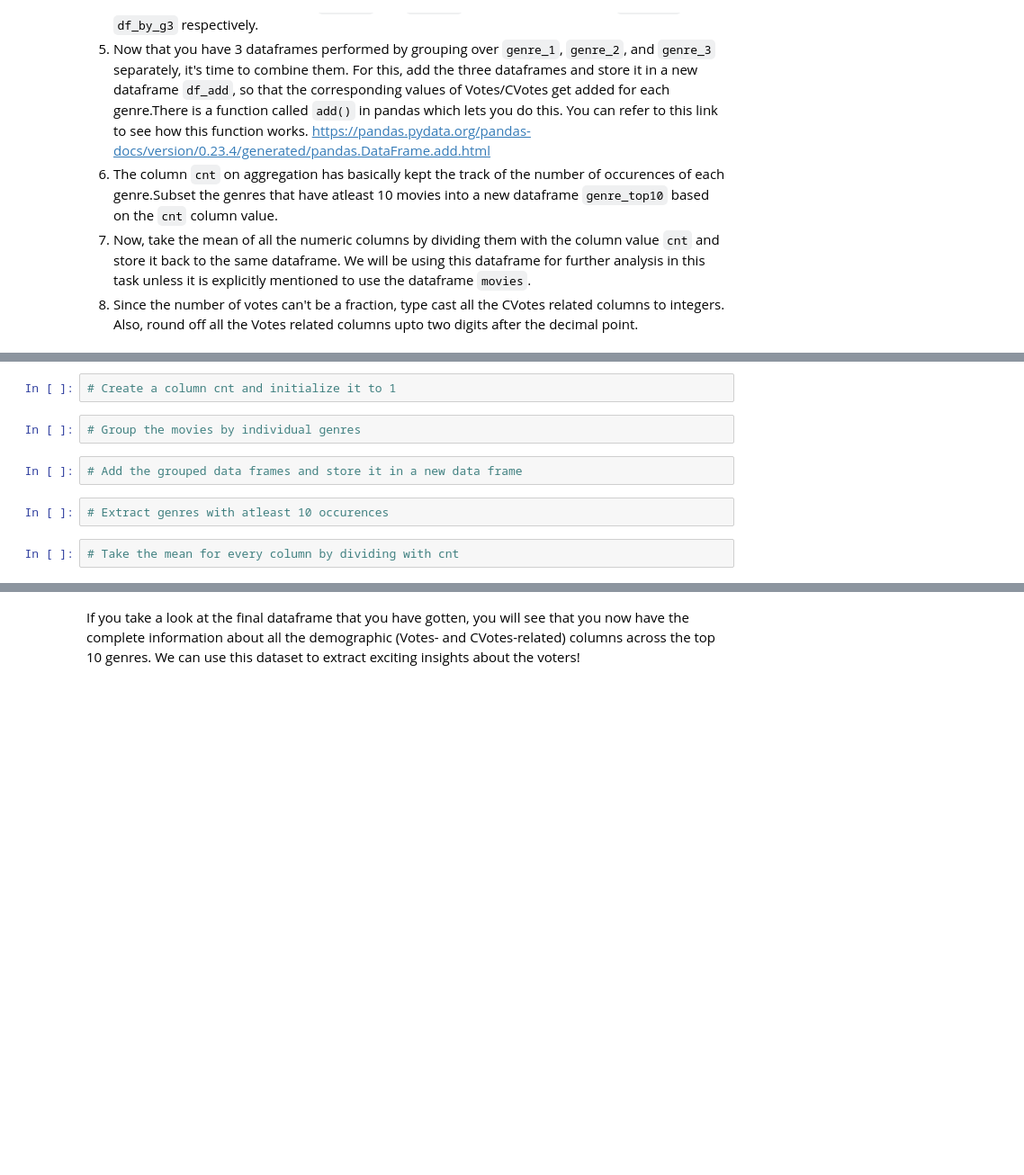
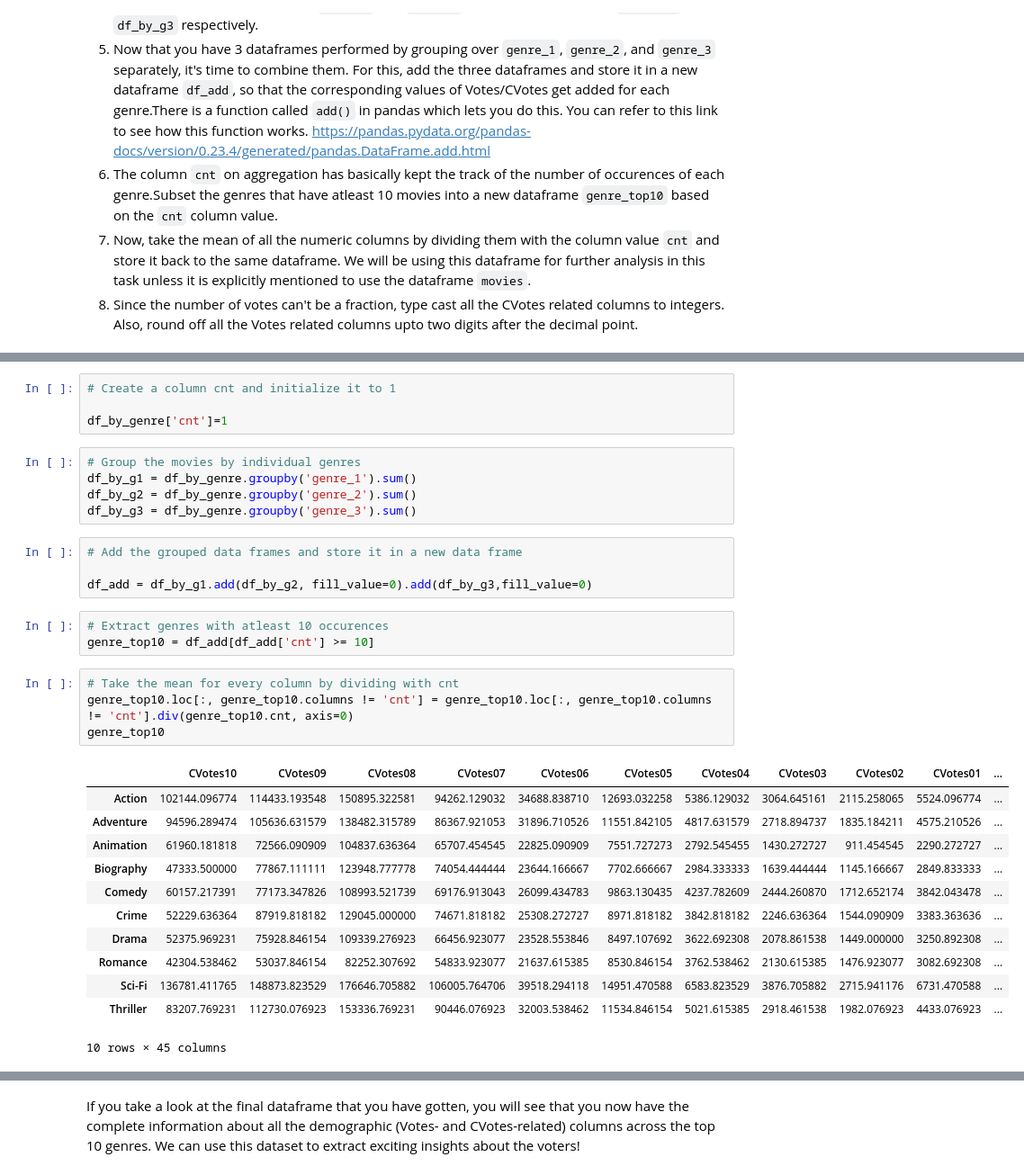
Before and after one commit to sushma3690/UP_1, a Jupyter notebook: IMDb+Movie+Assignment_stub_2.ipynb, the cells around one changed output, grey strips where cells are left out. Shown: that part at 90% size. Saved outputs shown, nothing was run; the diff lists cells and outputs as text; blank space fills up the shorter version.

```diff
--- a/IMDb+Movie+Assignment_stub_2.ipynb
+++ b/IMDb+Movie+Assignment_stub_2.ipynb
@@ -391,12 +398,35 @@ There are 3 columns in the dataframe - `genre_1`, `genre_2`, and `genre_3`. As a
 # %%
 # Create a column cnt and initialize it to 1
+
+df_by_genre['cnt']=1
 # %%
 # Group the movies by individual genres
+df_by_g1 = df_by_genre.groupby('genre_1').sum()
+df_by_g2 = df_by_genre.groupby('genre_2').sum()
+df_by_g3 = df_by_genre.groupby('genre_3').sum()
 # %%
 # Add the grouped data frames and store it in a new data frame
+
+df_add = df_by_g1.add(df_by_g2, fill_value=0).add(df_by_g3,fill_value=0)
 # %%
 # Extract genres with atleast 10 occurences
+genre_top10 = df_add[df_add['cnt'] >= 10]
 # %%
 # Take the mean for every column by dividing with cnt
+genre_top10.loc[:, genre_top10.columns != 'cnt'] = genre_top10.loc[:, genre_top10.columns != 'cnt'].div(genre_top10.cnt, axis=0)
+genre_top10
+# %% [output]
+|  | CVotes10 | CVotes09 | CVotes08 | CVotes07 | CVotes06 | CVotes05 | CVotes04 | CVotes03 | CVotes02 | CVotes01 | ... |
+| Action | 102144.096774 | 114433.193548 | 150895.322581 | 94262.129032 | 34688.838710 | 12693.032258 | 5386.129032 | 3064.645161 | 2115.258065 | 5524.096774 | ... |
+| Adventure | 94596.289474 | 105636.631579 | 138482.315789 | 86367.921053 | 31896.710526 | 11551.842105 | 4817.631579 | 2718.894737 | 1835.184211 | 4575.210526 | ... |
+| Animation | 61960.181818 | 72566.090909 | 104837.636364 | 65707.454545 | 22825.090909 | 7551.727273 | 2792.545455 | 1430.272727 | 911.454545 | 2290.272727 | ... |
+| Biography | 47333.500000 | 77867.111111 | 123948.777778 | 74054.444444 | 23644.166667 | 7702.666667 | 2984.333333 | 1639.444444 | 1145.166667 | 2849.833333 | ... |
+| Comedy | 60157.217391 | 77173.347826 | 108993.521739 | 69176.913043 | 26099.434783 | 9863.130435 | 4237.782609 | 2444.260870 | 1712.652174 | 3842.043478 | ... |
+| Crime | 52229.636364 | 87919.818182 | 129045.000000 | 74671.818182 | 25308.272727 | 8971.818182 | 3842.818182 | 2246.636364 | 1544.090909 | 3383.363636 | ... |
+| Drama | 52375.969231 | 75928.846154 | 109339.276923 | 66456.923077 | 23528.553846 | 8497.107692 | 3622.692308 | 2078.861538 | 1449.000000 | 3250.892308 | ... |
+| Romance | 42304.538462 | 53037.846154 | 82252.307692 | 54833.923077 | 21637.615385 | 8530.846154 | 3762.538462 | 2130.615385 | 1476.923077 | 3082.692308 | ... |
+| Sci-Fi | 136781.411765 | 148873.823529 | 176646.705882 | 106005.764706 | 39518.294118 | 14951.470588 | 6583.823529 | 3876.705882 | 2715.941176 | 6731.470588 | ... |
+| Thriller | 83207.769231 | 112730.076923 | 153336.769231 | 90446.076923 | 32003.538462 | 11534.846154 | 5021.615385 | 2918.461538 | 1982.076923 | 4433.076923 | ... |
+10 rows × 45 columns
 # %%
 # Rounding off the columns of Votes to two decimals
```
Also changed, not shown: parts of 8 cells of this notebook.
